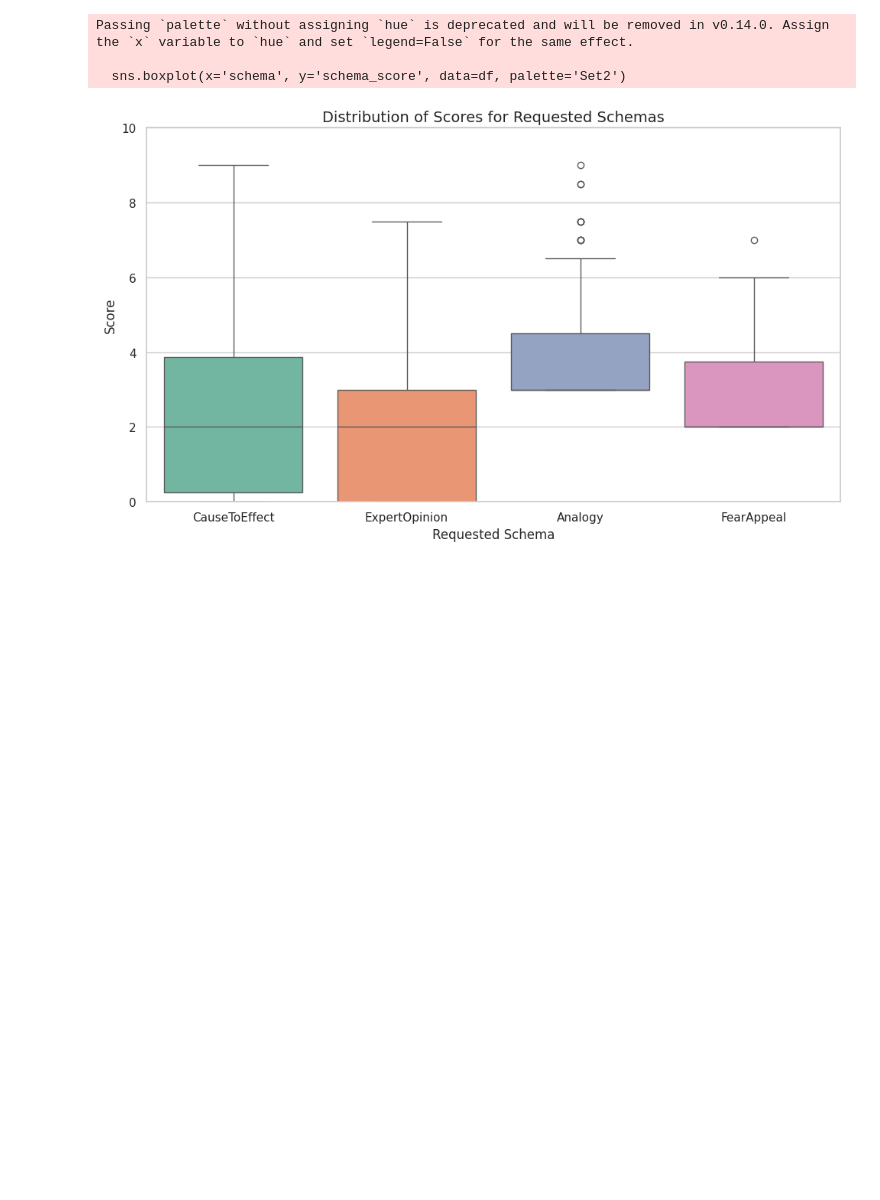
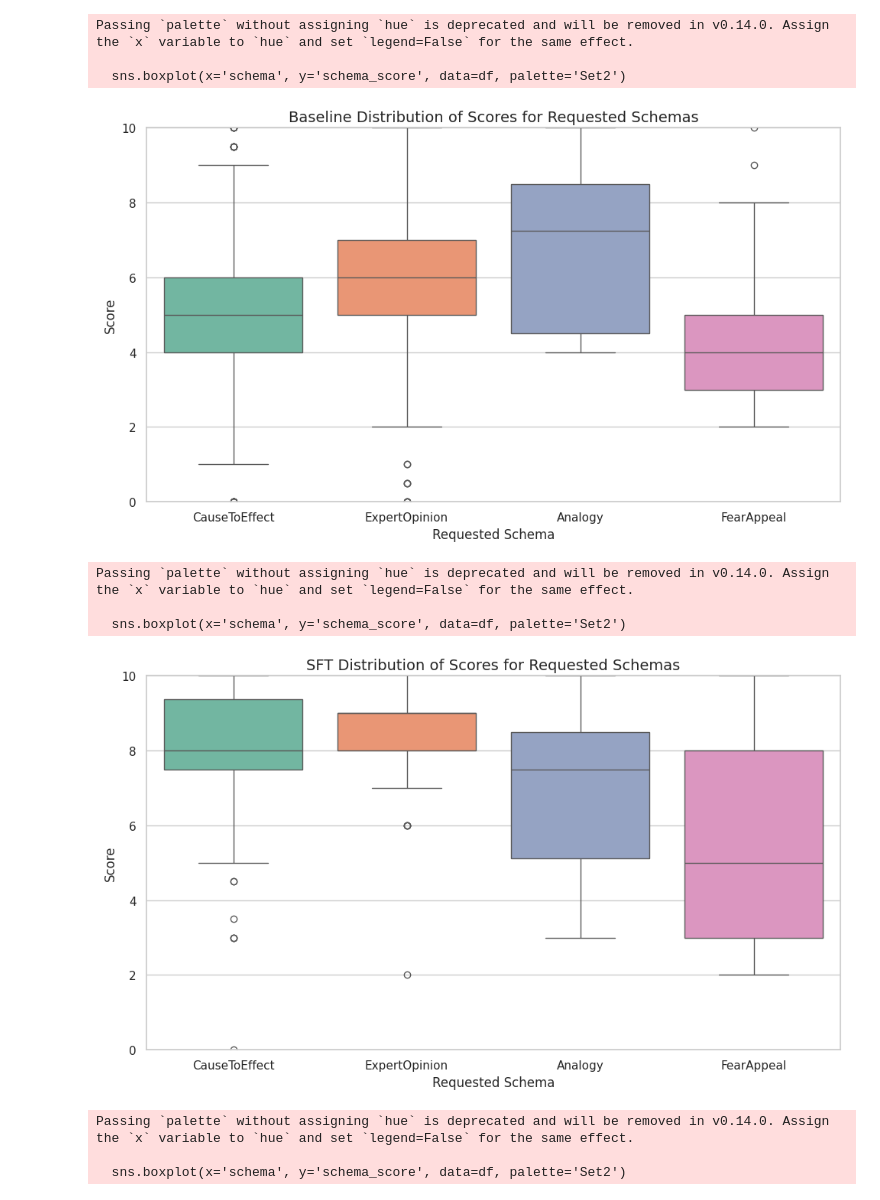
Before and after one commit to RicoStaedeli/NLP2025_CQG, a Jupyter notebook: 5_Evaluation_Analytics.ipynb, the cells around one changed output. Drawn from its saved outputs; the diff is of its cells as text; code cells hidden in the pictures; blank space fills up the shorter version.

```diff
--- a/5_Evaluation_Analytics.ipynb
+++ b/5_Evaluation_Analytics.ipynb
@@ -73,0 +125,2 @@ df.head()
+# %%
+dataframes = [baseline_df, sft_df, dpo_df]
@@ -74,4 +177,5 @@ df.head()
 # %%
-percent_critical = (df['is_critical'].sum() / len(df)) * 100
-print(percent_critical)
+for df in dataframes:
+  percent_critical = (df['is_critical'].sum() / len(df)) * 100
+  print(percent_critical)
 # %% [output]
@@ -95,3 +210,12 @@ Name: count, dtype: int64
 passed_rules
 True    744
 Name: count, dtype: int64
+# %%
+for df in dataframes:
+  critical_and_in_context = df[(df['is_critical'] == True) & (df['in_context'] == True)]
+  count = len(critical_and_in_context)
+
+  print("Number of entries that are critical and in context:", count)
+  percentage = (count / len(df)) * 100
+
+  print(f"Percentage of entries that are both critical and in context: {percentage:.2f}%")
@@ -132,26 +275,41 @@ combined_summary
 # %%
 import seaborn as sns
 import matplotlib.pyplot as plt
+for i, df in enumerate(dataframes):
 
-# Make sure schema_score is computed
-df['schema_score'] = df.apply(lambda row: row[row['schema']], axis=1)
+  # Make sure schema_score is computed
+  df['schema_score'] = df.apply(lambda row: row[row['schema']], axis=1)
 
-# Set visual style
-sns.set(style="whitegrid")
+  # Set visual style
+  sns.set(style="whitegrid")
 
-# Create the boxplot
-plt.figure(figsize=(10, 6))
-sns.boxplot(x='schema', y='schema_score', data=df, palette='Set2')
+  # Create the boxplot
+  plt.figure(figsize=(10, 6))
+  sns.boxplot(x='schema', y='schema_score', data=df, palette='Set2')
 
-# Add titles and labels
-plt.title('Distribution of Scores for Requested Schemas', fontsize=14)
-plt.xlabel('Requested Schema')
-plt.ylabel('Score')
-plt.ylim(0, 10)
-plt.tight_layout()
-plt.show()
+  if i == 0:
+      name = "Baseline"
+  elif i == 1:
+    name = "SFT"
+  else:
+    name = "DPO"
+
+  # Add titles and labels
+  plt.title(f'{name} Distribution of Scores for Requested Schemas', fontsize=14)
+  plt.xlabel('Requested Schema')
+  plt.ylabel('Score')
+  plt.ylim(0, 10)
+  plt.tight_layout()
+  plt.show()
 # %% [output]
 Passing `palette` without assigning `hue` is deprecated and will be removed in v0.14.0. Assign the `x` variable to `hue` and set `legend=False` for the same effect.
 
   sns.boxplot(x='schema', y='schema_score', data=df, palette='Set2')
-[figure, old version]
+[figure, new version]
+Passing `palette` without assigning `hue` is deprecated and will be removed in v0.14.0. Assign the `x` variable to `hue` and set `legend=False` for the same effect.
+
+  sns.boxplot(x='schema', y='schema_score', data=df, palette='Set2')
+[figure, added]
+Passing `palette` without assigning `hue` is deprecated and will be removed in v0.14.0. Assign the `x` variable to `hue` and set `legend=False` for the same effect.
+
+  sns.boxplot(x='schema', y='schema_score', data=df, palette='Set2')
```
Also changed, not shown: parts of 23 cells of this notebook.
